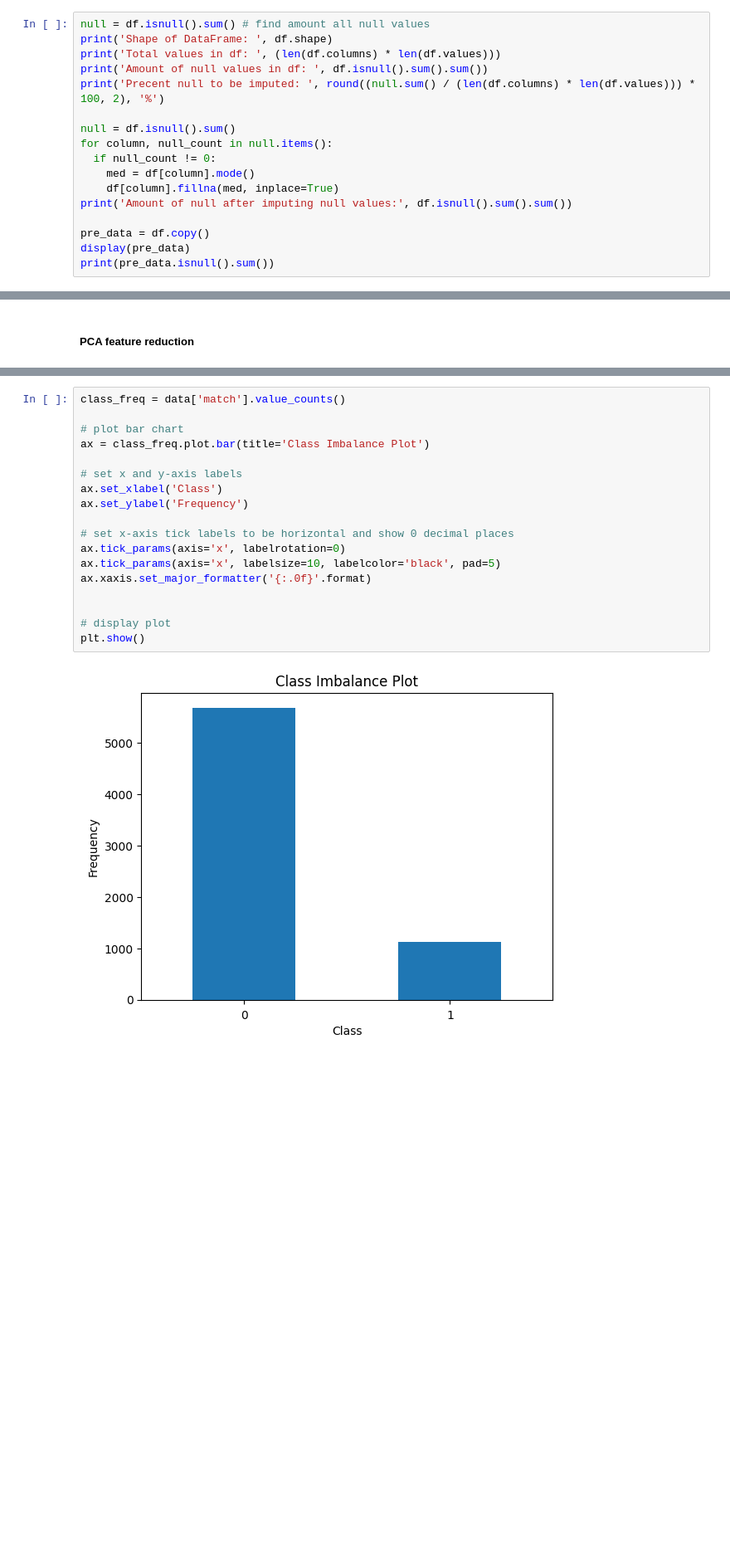
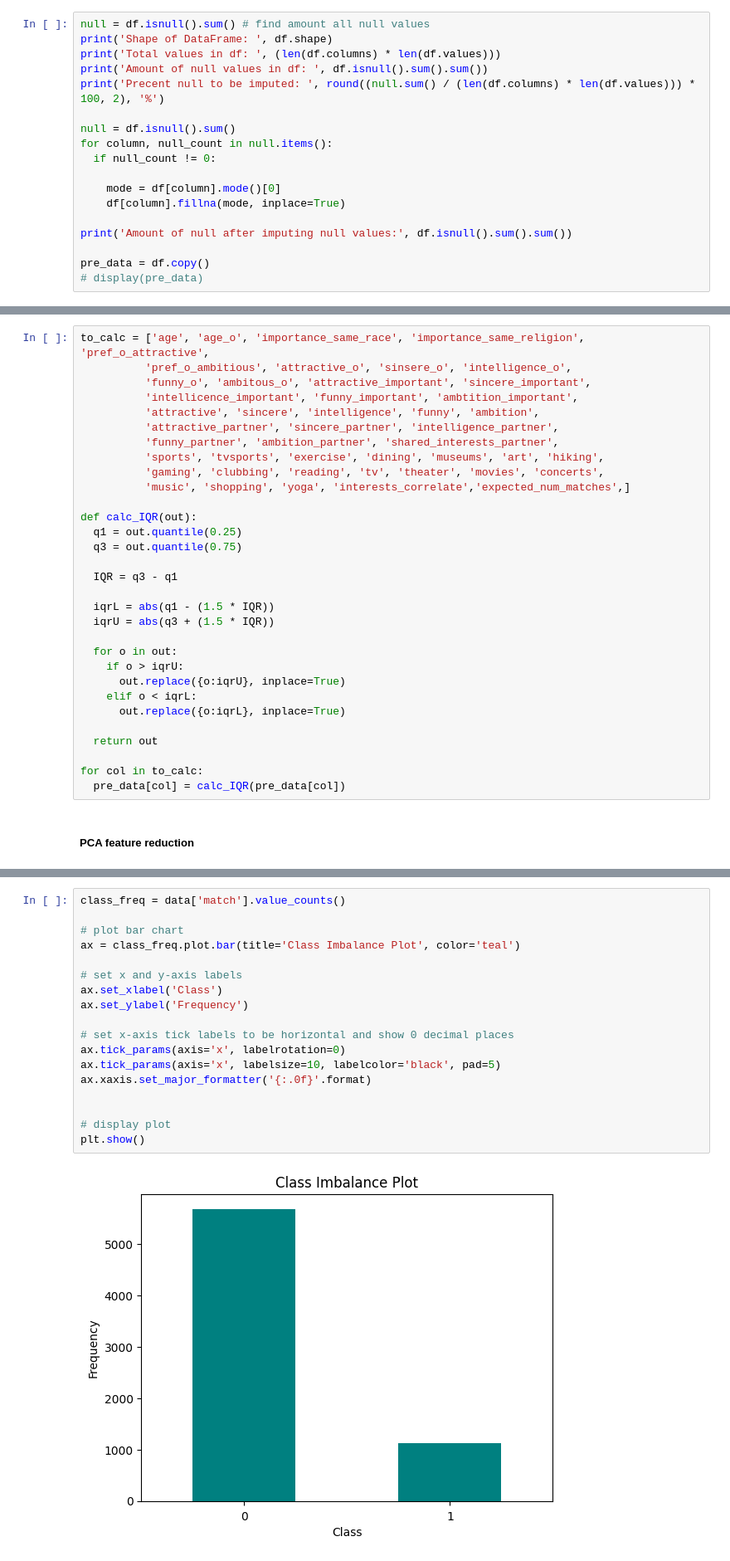
Before and after one commit to dgambone3/CSC4850-Machine-Learning, a Jupyter notebook: FDS_Project.ipynb, the cells around one changed output, grey strips where cells are left out. Shown at 83% size. Cells and saved outputs as stored; diff of their text form; blank space fills up the shorter version.

```diff
--- a/FDS_Project.ipynb
+++ b/FDS_Project.ipynb
@@ -101,13 +127,14 @@ print('Precent null to be imputed: ', round((null.sum() / (len(df.columns) * len
 null = df.isnull().sum()
 for column, null_count in null.items():
   if null_count != 0:
-    med = df[column].mode()
-    df[column].fillna(med, inplace=True)
+
+    mode = df[column].mode()[0]
+    df[column].fillna(mode, inplace=True)
+
 print('Amount of null after imputing null values:', df.isnull().sum().sum())
 
 pre_data = df.copy()
-display(pre_data)
-print(pre_data.isnull().sum())
+# display(pre_data)
 # %% [output]
 Shape of DataFrame:  (6816, 59)
 Total values in df:  402144
@@ -147,2 +148,33 @@ dtype: int64
+# %%
+to_calc = ['age', 'age_o', 'importance_same_race', 'importance_same_religion', 'pref_o_attractive',
+          'pref_o_ambitious', 'attractive_o', 'sinsere_o', 'intelligence_o',
+          'funny_o', 'ambitous_o', 'attractive_important', 'sincere_important',
+          'intellicence_important', 'funny_important', 'ambtition_important',
+          'attractive', 'sincere', 'intelligence', 'funny', 'ambition',
+          'attractive_partner', 'sincere_partner', 'intelligence_partner',
+          'funny_partner', 'ambition_partner', 'shared_interests_partner',
+          'sports', 'tvsports', 'exercise', 'dining', 'museums', 'art', 'hiking',
+          'gaming', 'clubbing', 'reading', 'tv', 'theater', 'movies', 'concerts',
+          'music', 'shopping', 'yoga', 'interests_correlate','expected_num_matches',]
+
+def calc_IQR(out):
+  q1 = out.quantile(0.25)
+  q3 = out.quantile(0.75)
+
+  IQR = q3 - q1
+
+  iqrL = abs(q1 - (1.5 * IQR))
+  iqrU = abs(q3 + (1.5 * IQR))
+
+  for o in out:
+    if o > iqrU:
+      out.replace({o:iqrU}, inplace=True)
+    elif o < iqrL:
+      out.replace({o:iqrL}, inplace=True)
+
+  return out
+
+for col in to_calc:
+  pre_data[col] = calc_IQR(pre_data[col])
 # %% [markdown]
 ##### PCA feature reduction
@@ -225,20 +247,20 @@ data['match'] = pre_data['match']
 # %%
 class_freq = data['match'].value_counts()
 
 # plot bar chart
-ax = class_freq.plot.bar(title='Class Imbalance Plot')
+ax = class_freq.plot.bar(title='Class Imbalance Plot', color='teal')
 
 # set x and y-axis labels
 ax.set_xlabel('Class')
 ax.set_ylabel('Frequency')
 
 # set x-axis tick labels to be horizontal and show 0 decimal places
 ax.tick_params(axis='x', labelrotation=0)
 ax.tick_params(axis='x', labelsize=10, labelcolor='black', pad=5)
 ax.xaxis.set_major_formatter('{:.0f}'.format)
 
 
 # display plot
 plt.show()
 # %% [output]
-[figure, old version]
+[figure, new version]
```
Also changed, not shown: parts of 34 cells of this notebook.
